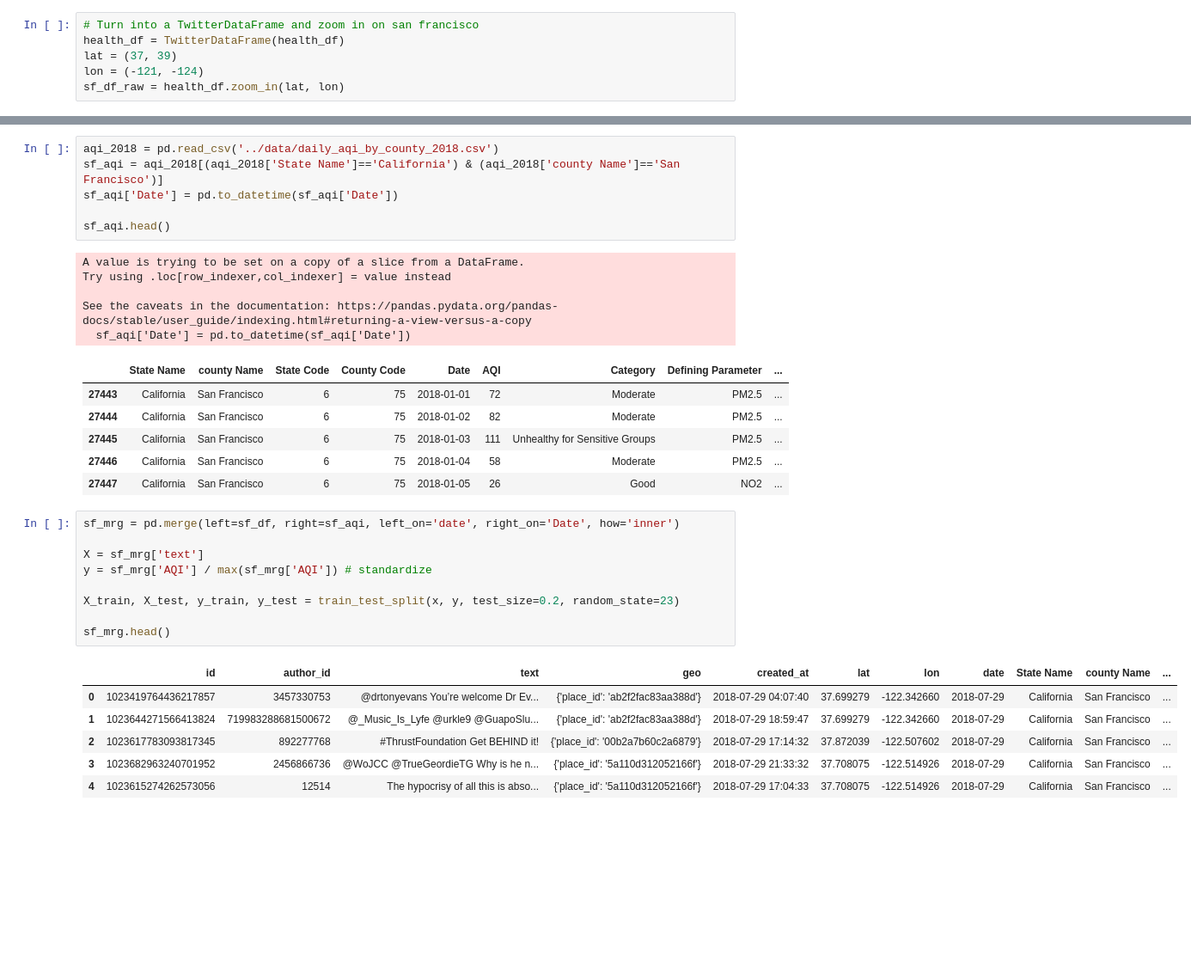
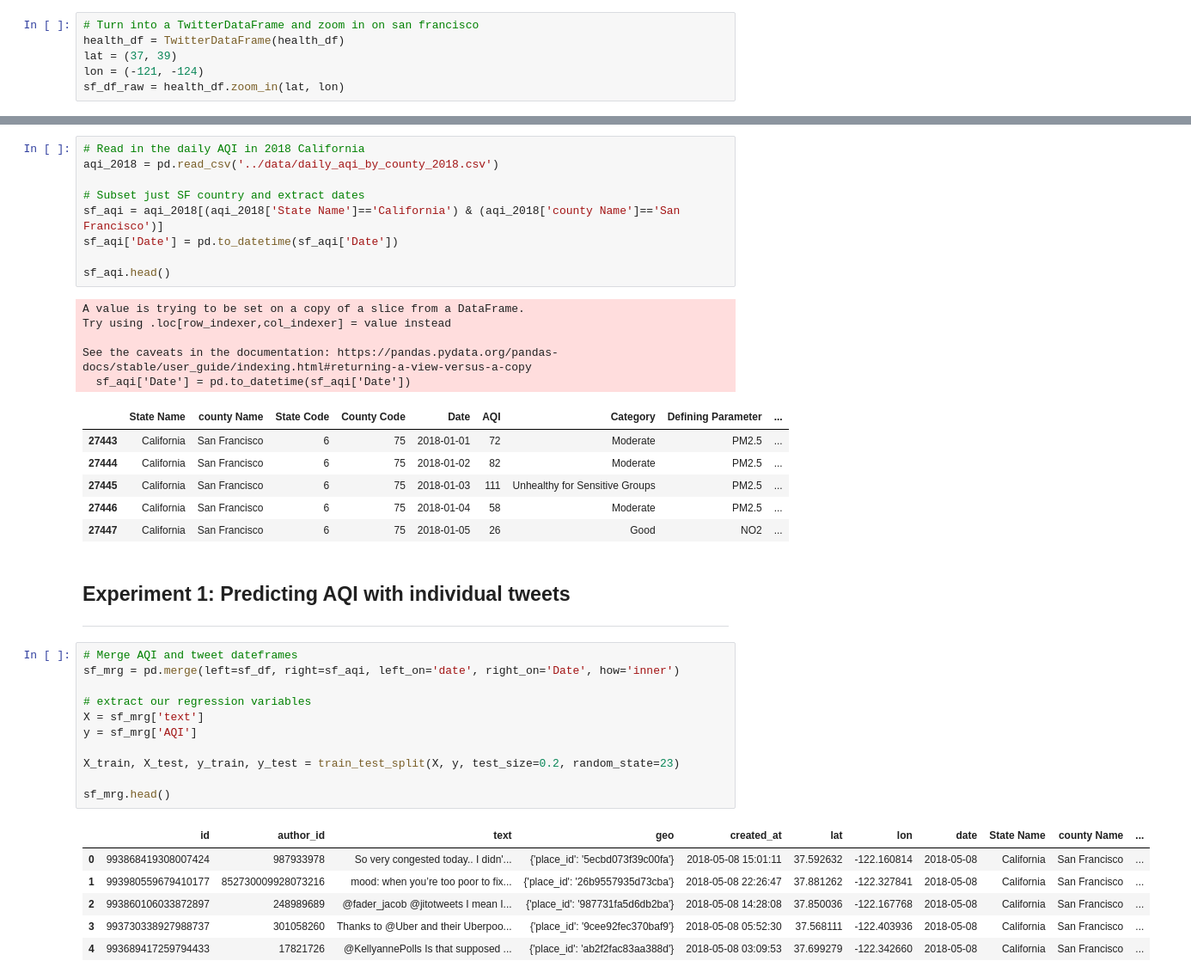
Before and after one commit to zcalhoun/wildfire, a Jupyter notebook: notebooks/san-francisco-v2.ipynb, the cells around one changed output, grey strips where cells are left out. Shown: that part at 86% size. Cells and saved outputs as stored; diff of their text form; blank space fills up the shorter version.

```diff
--- a/notebooks/san-francisco-v2.ipynb
+++ b/notebooks/san-francisco-v2.ipynb
@@ -104,5 +110,8 @@ ax.scatter(sf_df['lon'],sf_df['lat'], transform=cartopy.crs.PlateCarree())
 # %%
+# Read in the daily AQI in 2018 California
 aqi_2018 = pd.read_csv('../data/daily_aqi_by_county_2018.csv')
+
+# Subset just SF country and extract dates
 sf_aqi = aqi_2018[(aqi_2018['State Name']=='California') & (aqi_2018['county Name']=='San Francisco')]
 sf_aqi['Date'] = pd.to_datetime(sf_aqi['Date'])
 
@@ -119,22 +128,31 @@ See the caveats in the documentation: https://pandas.pydata.org/pandas-docs/stab
 | 27445 | California | San Francisco | 6 | 75 | 2018-01-03 | 111 | Unhealthy for Sensitive Groups | PM2.5 | ... |
 | 27446 | California | San Francisco | 6 | 75 | 2018-01-04 | 58 | Moderate | PM2.5 | ... |
 | 27447 | California | San Francisco | 6 | 75 | 2018-01-05 | 26 | Good | NO2 | ... |
+# %% [markdown]
+</br>
+</br>
+</br>
+
+## Experiment 1: Predicting AQI with individual tweets
+----
 # %%
+# Merge AQI and tweet dateframes
 sf_mrg = pd.merge(left=sf_df, right=sf_aqi, left_on='date', right_on='Date', how='inner')
 
+# extract our regression variables
 X = sf_mrg['text']
-y = sf_mrg['AQI'] / max(sf_mrg['AQI']) # standardize
+y = sf_mrg['AQI']
 
-X_train, X_test, y_train, y_test = train_test_split(x, y, test_size=0.2, random_state=23)
+X_train, X_test, y_train, y_test = train_test_split(X, y, test_size=0.2, random_state=23)
 
 sf_mrg.head()
 # %% [output]
 |  | id | author_id | text | geo | created_at | lat | lon | date | State Name | county Name | ... |
-| 0 | 1023419764436217857 | 3457330753 | @drtonyevans You’re welcome Dr Ev... | {'place_id': 'ab2f2fac83aa388d'} | 2018-07-29 04:07:40 | 37.699279 | -122.342660 | 2018-07-29 | California | San Francisco | ... |
-| 1 | 1023644271566413824 | 719983288681500672 | @_Music_Is_Lyfe @urkle9 @GuapoSlu... | {'place_id': 'ab2f2fac83aa388d'} | 2018-07-29 18:59:47 | 37.699279 | -122.342660 | 2018-07-29 | California | San Francisco | ... |
-| 2 | 1023617783093817345 | 892277768 | #ThrustFoundation Get BEHIND it! | {'place_id': '00b2a7b60c2a6879'} | 2018-07-29 17:14:32 | 37.872039 | -122.507602 | 2018-07-29 | California | San Francisco | ... |
-| 3 | 1023682963240701952 | 2456866736 | @WoJCC @TrueGeordieTG Why is he n... | {'place_id': '5a110d312052166f'} | 2018-07-29 21:33:32 | 37.708075 | -122.514926 | 2018-07-29 | California | San Francisco | ... |
-| 4 | 1023615274262573056 | 12514 | The hypocrisy of all this is abso... | {'place_id': '5a110d312052166f'} | 2018-07-29 17:04:33 | 37.708075 | -122.514926 | 2018-07-29 | California | San Francisco | ... |
+| 0 | 993868419308007424 | 987933978 | So very congested today.. I didn'... | {'place_id': '5ecbd073f39c00fa'} | 2018-05-08 15:01:11 | 37.592632 | -122.160814 | 2018-05-08 | California | San Francisco | ... |
+| 1 | 993980559679410177 | 852730009928073216 | mood: when you’re too poor to fix... | {'place_id': '26b9557935d73cba'} | 2018-05-08 22:26:47 | 37.881262 | -122.327841 | 2018-05-08 | California | San Francisco | ... |
+| 2 | 993860106033872897 | 248989689 | @fader_jacob @jitotweets I mean I... | {'place_id': '987731fa5d6db2ba'} | 2018-05-08 14:28:08 | 37.850036 | -122.167768 | 2018-05-08 | California | San Francisco | ... |
+| 3 | 993730338927988737 | 301058260 | Thanks to @Uber and their Uberpoo... | {'place_id': '9cee92fec370baf9'} | 2018-05-08 05:52:30 | 37.568111 | -122.403936 | 2018-05-08 | California | San Francisco | ... |
+| 4 | 993689417259794433 | 17821726 | @KellyannePolls Is that supposed ... | {'place_id': 'ab2f2fac83aa388d'} | 2018-05-08 03:09:53 | 37.699279 | -122.342660 | 2018-05-08 | California | San Francisco | ... |
 # %%
 X_train.shape, y_train.shape
 # %% [output]
```
Also changed, not shown: parts of 19 cells of this notebook.
